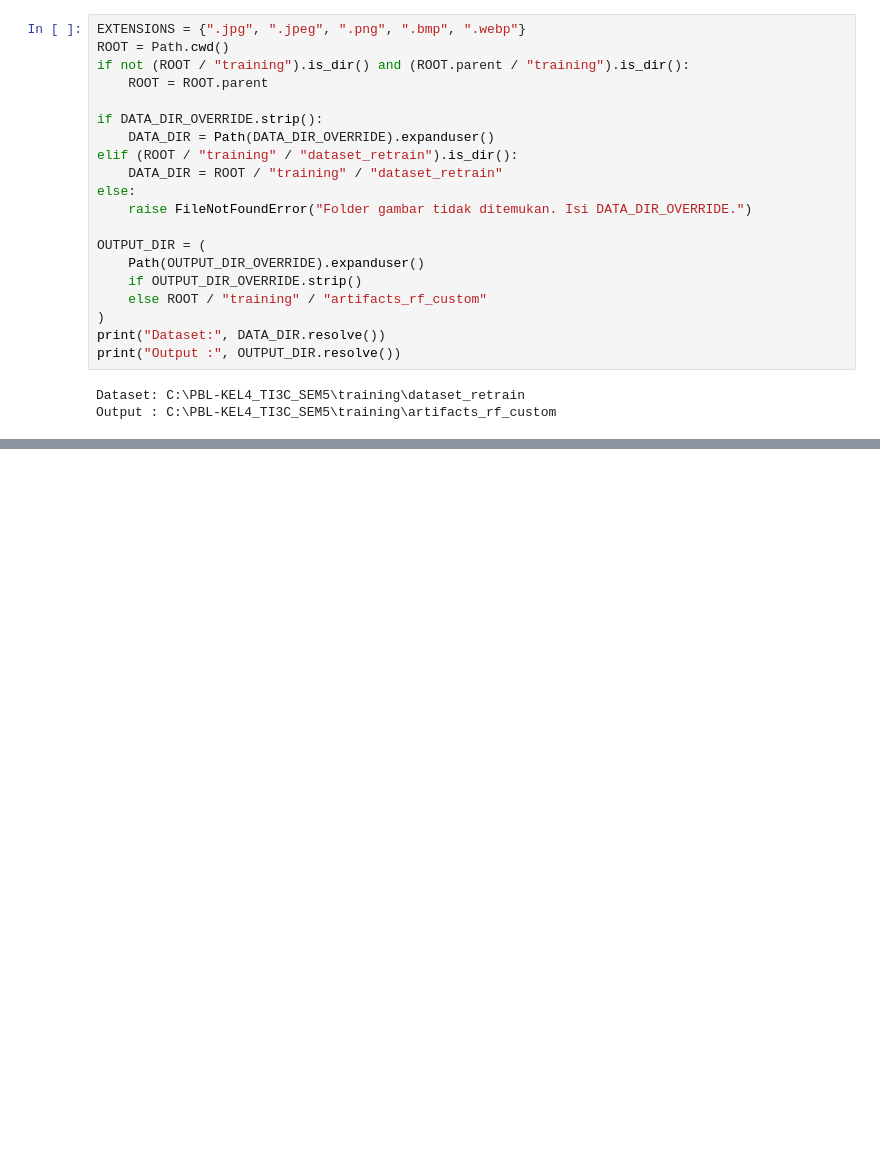
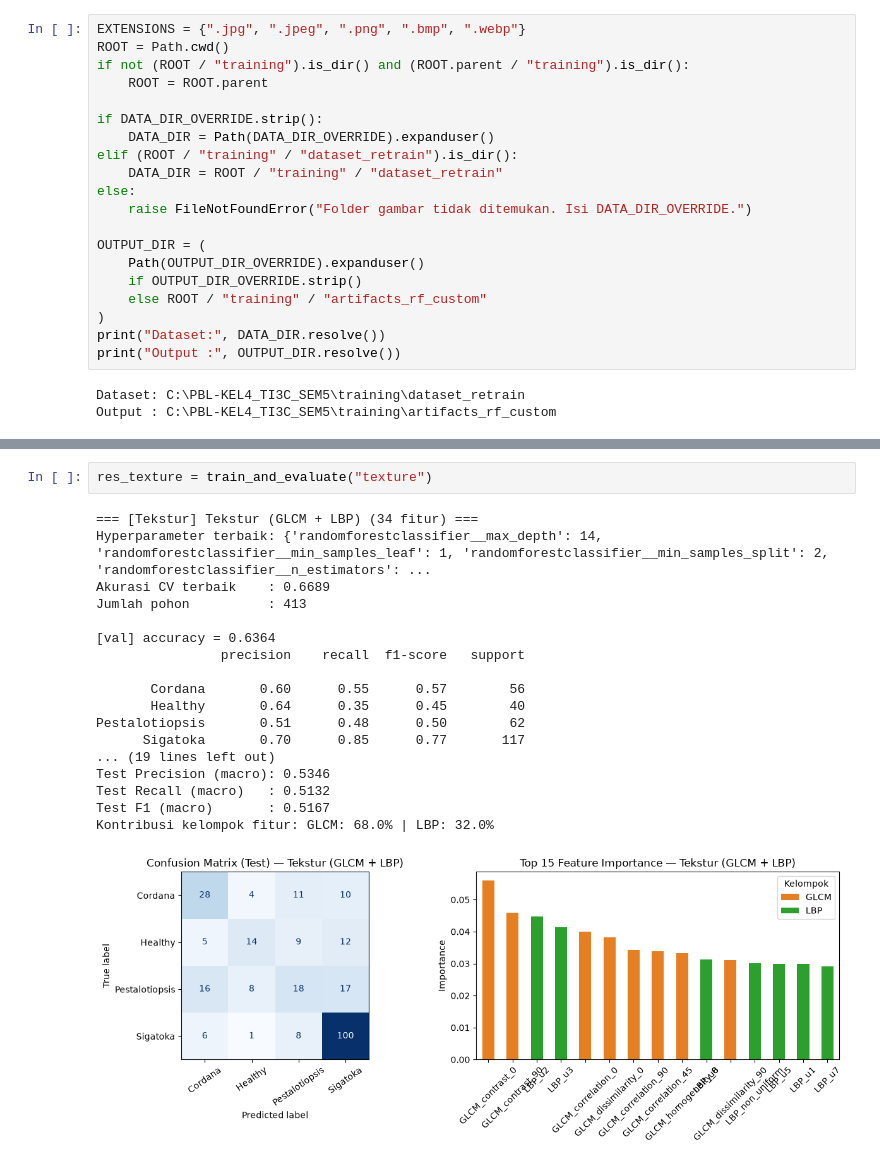
Before and after one commit to SitiMutmainah15/PBL-KEL4_TI3C_SEM5, a Jupyter notebook: training/train_random_forest_custom.ipynb, the cells around one changed output, grey strips where cells are left out. Cells and saved outputs as stored; diff of their text form; blank space fills up the shorter version.

```diff
--- a/training/train_random_forest_custom.ipynb
+++ b/training/train_random_forest_custom.ipynb
@@ -239,0 +791,21 @@ Jumlah pohon: 413
+# %%
+res_texture = train_and_evaluate("texture")
+# %% [output]
+=== [Tekstur] Tekstur (GLCM + LBP) (34 fitur) ===
+Hyperparameter terbaik: {'randomforestclassifier__max_depth': 14, 'randomforestclassifier__min_samples_leaf': 1, 'randomforestclassifier__min_samples_split': 2, 'randomforestclassifier__n_estimators': ...
+Akurasi CV terbaik    : 0.6689
+Jumlah pohon          : 413
+
+[val] accuracy = 0.6364
+                precision    recall  f1-score   support
+
+       Cordana       0.60      0.55      0.57        56
+       Healthy       0.64      0.35      0.45        40
+Pestalotiopsis       0.51      0.48      0.50        62
+      Sigatoka       0.70      0.85      0.77       117
+... (19 lines left out)
+Test Precision (macro): 0.5346
+Test Recall (macro)   : 0.5132
+Test F1 (macro)       : 0.5167
+Kontribusi kelompok fitur: GLCM: 68.0% | LBP: 32.0%
+[figure, added]
```
Also changed, not shown: parts of 46 cells of this notebook, 1 other file.
